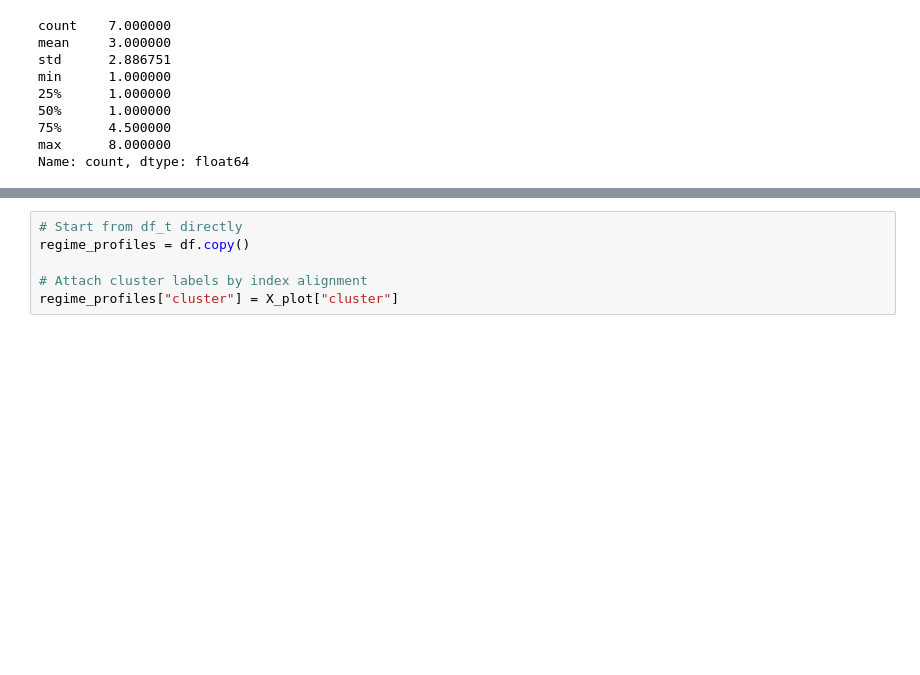
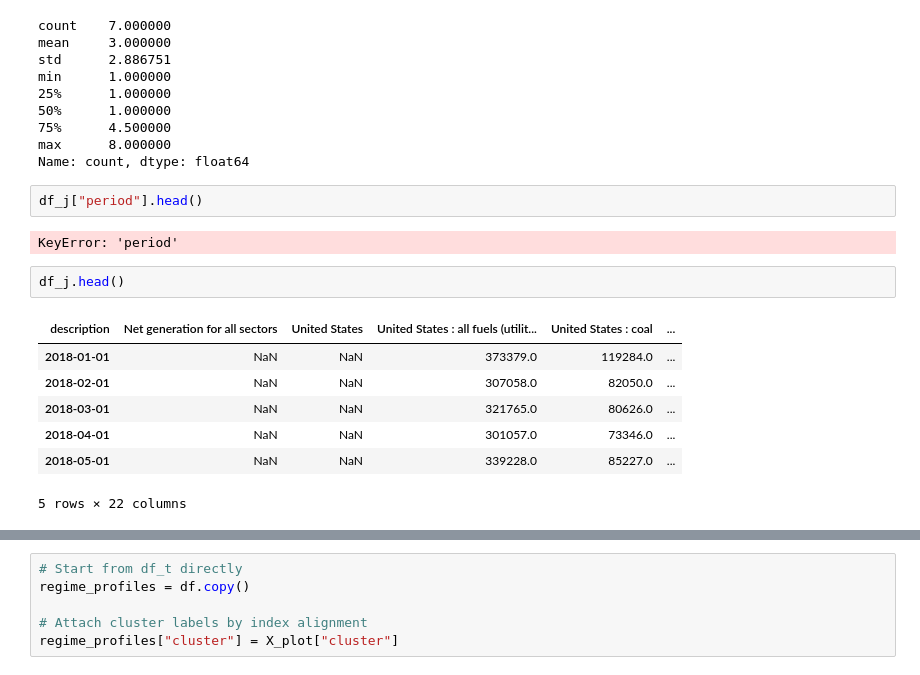
Before and after one commit to Nehemiahmageto/Unsupervised-Discovery-of-U.S.-Electricity-Consumption-Regimes-2015-2024-, a Jupyter notebook: model_2.ipynb, the cells around one changed output, grey strips where cells are left out. Saved outputs shown, nothing was run; the diff lists cells and outputs as text; blank space fills up the shorter version.

```diff
--- a/model_2.ipynb
+++ b/model_2.ipynb
@@ -454,4 +454,18 @@ min      1.000000
 75%      4.500000
 max      8.000000
 Name: count, dtype: float64
+# %%
+df_j["period"].head()
+# %% [output]
+KeyError: 'period'
+# %%
+df_j.head()
+# %% [output]
+| description | Net generation for all sectors | United States | United States : all fuels (utilit... | United States : coal | ... |
+| 2018-01-01 | NaN | NaN | 373379.0 | 119284.0 | ... |
+| 2018-02-01 | NaN | NaN | 307058.0 | 82050.0 | ... |
+| 2018-03-01 | NaN | NaN | 321765.0 | 80626.0 | ... |
+| 2018-04-01 | NaN | NaN | 301057.0 | 73346.0 | ... |
+| 2018-05-01 | NaN | NaN | 339228.0 | 85227.0 | ... |
+5 rows × 22 columns
 # %%
```
Also changed, not shown: parts of 1 cell of this notebook.
